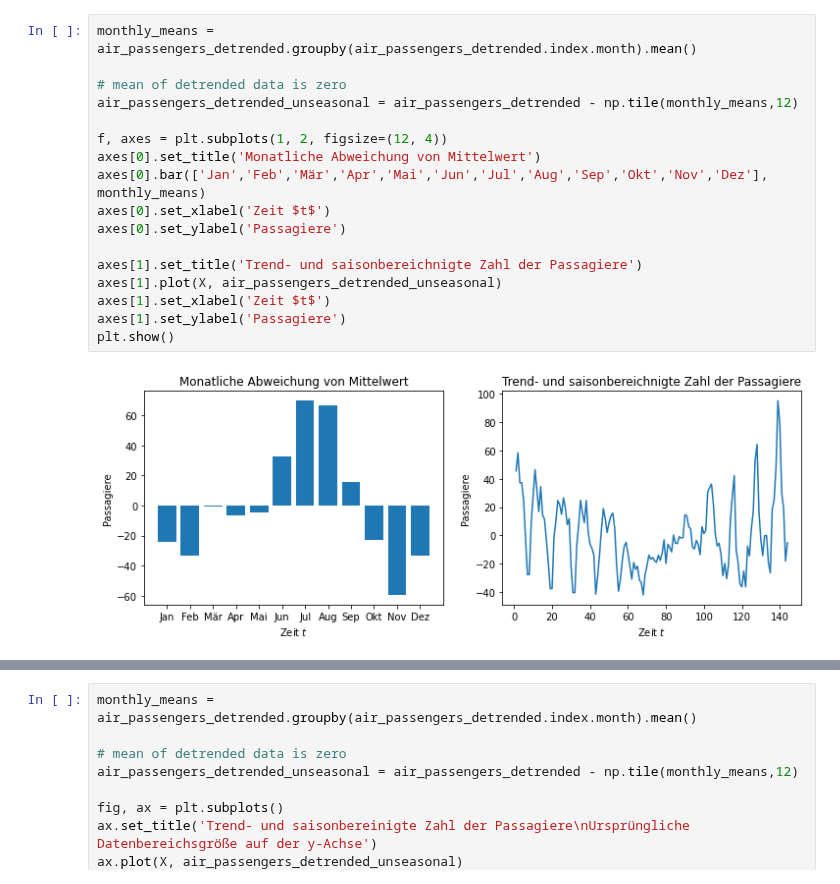
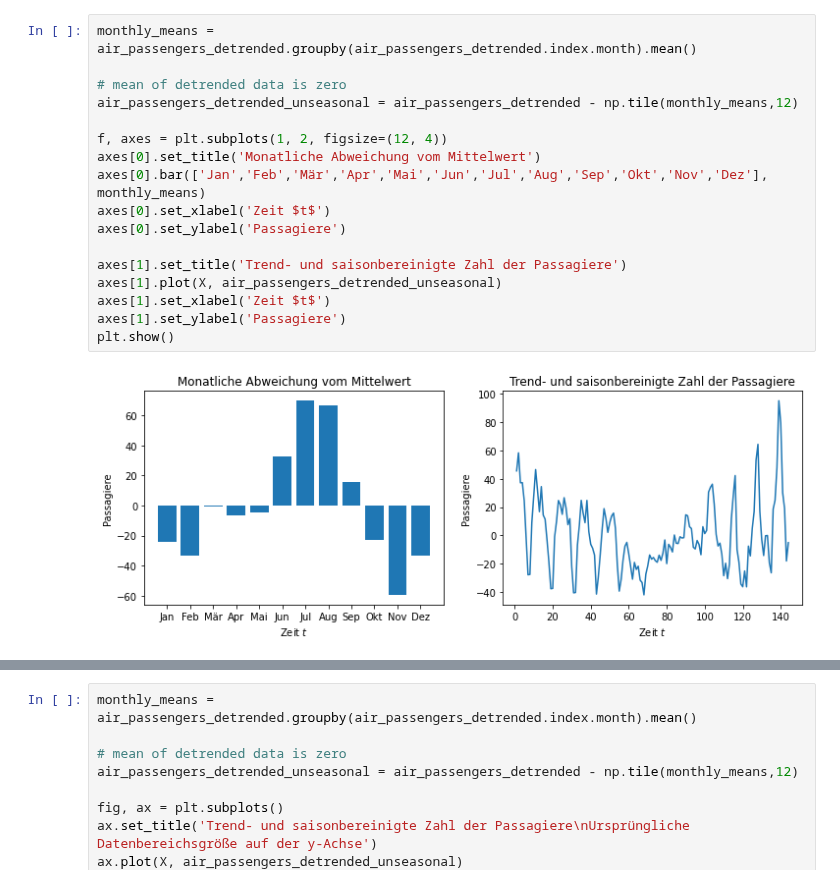
Before and after one commit to sherbold/data-science-crashkurs, a Jupyter notebook: content/chapters/kapitel_09.ipynb, the cells around one changed output, grey strips where cells are left out. Saved outputs shown, nothing was run; the diff lists cells and outputs as text.

```diff
--- a/content/chapters/kapitel_09.ipynb
+++ b/content/chapters/kapitel_09.ipynb
@@ -107,20 +108,20 @@ wobei $mod(t,s)$ der Rest der Division von $t$ durch $s$ ist. Für $s=12$ und $t
 # %%
 monthly_means = air_passengers_detrended.groupby(air_passengers_detrended.index.month).mean()
 
 # mean of detrended data is zero
 air_passengers_detrended_unseasonal = air_passengers_detrended - np.tile(monthly_means,12)
 
 f, axes = plt.subplots(1, 2, figsize=(12, 4))
-axes[0].set_title('Monatliche Abweichung von Mittelwert')
+axes[0].set_title('Monatliche Abweichung vom Mittelwert')
 axes[0].bar(['Jan','Feb','Mär','Apr','Mai','Jun','Jul','Aug','Sep','Okt','Nov','Dez'], monthly_means)
 axes[0].set_xlabel('Zeit $t$')
 axes[0].set_ylabel('Passagiere')
 
-axes[1].set_title('Trend- und saisonbereichnigte Zahl der Passagiere')
+axes[1].set_title('Trend- und saisonbereinigte Zahl der Passagiere')
 axes[1].plot(X, air_passengers_detrended_unseasonal)
 axes[1].set_xlabel('Zeit $t$')
 axes[1].set_ylabel('Passagiere')
 plt.show()
 # %% [output]
-[figure, old version]
+[figure, new version]
 # %% [markdown]
```
Also changed, not shown: parts of 18 cells of this notebook, 18 other files.
